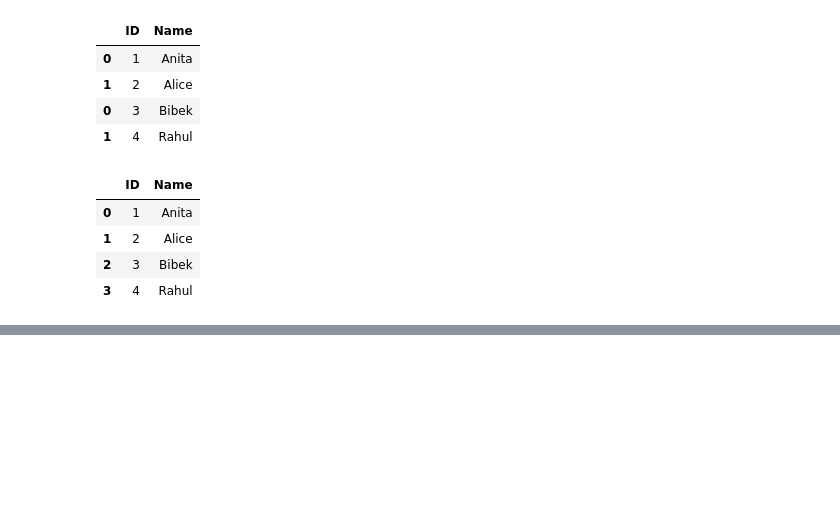
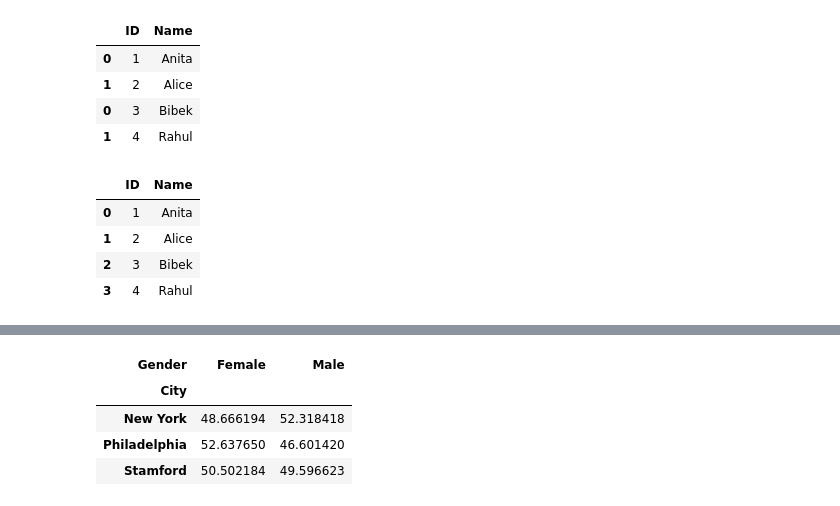
Before and after one commit to sthasarita/Pandas, a Jupyter notebook: cleaning_foods_csvfile.ipynb, the cells around one changed output, grey strips where cells are left out. Drawn from its saved outputs; the diff is of its cells as text; code cells hidden in the pictures; blank space fills up the shorter version.

```diff
--- a/cleaning_foods_csvfile.ipynb
+++ b/cleaning_foods_csvfile.ipynb
@@ -917,0 +1024,15 @@ result
+# %%
+# creating a pivot table
+
+foods.pivot_table(
+    values="Spend",
+    index="City",
+    columns="Gender",
+    aggfunc="mean"
+)
+# %% [output]
+| Gender | Female | Male |
+| City |  |  |
+| New York | 48.666194 | 52.318418 |
+| Philadelphia | 52.637650 | 46.601420 |
+| Stamford | 50.502184 | 49.596623 |
```
Also changed, not shown: parts of 18 cells of this notebook.
